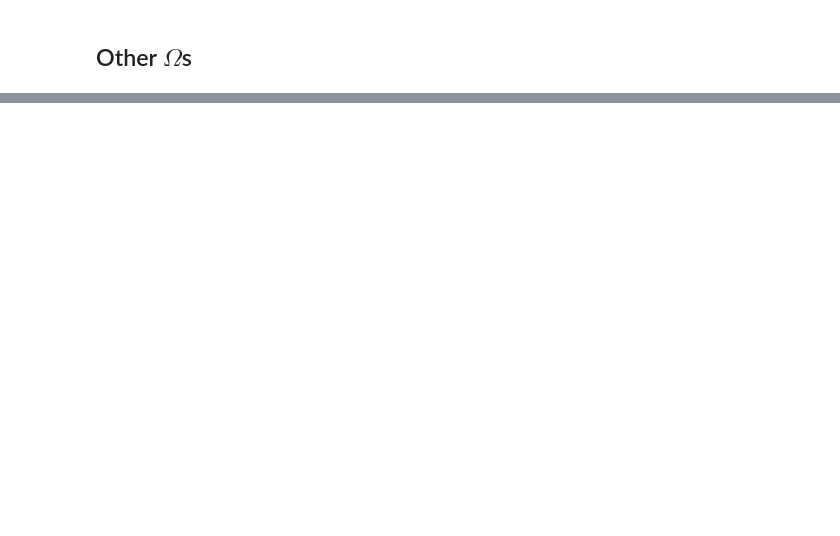
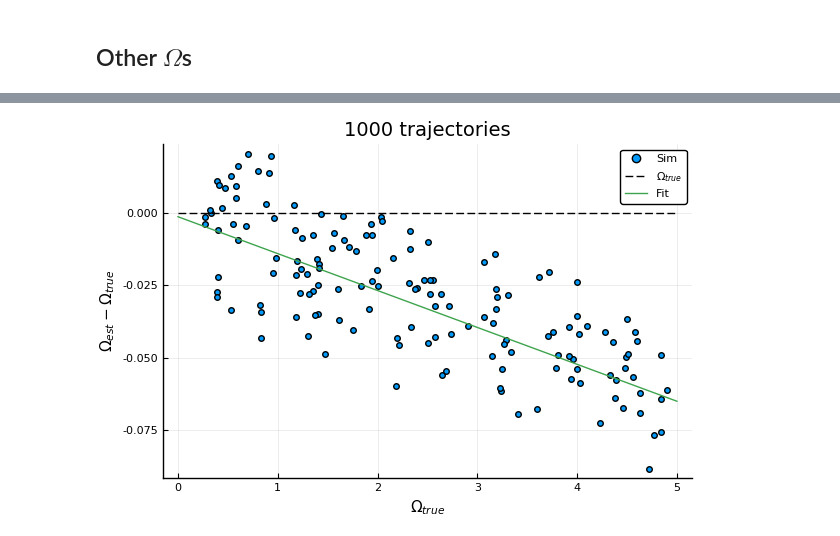
Before and after one commit to matteoacrossi/ContinuousMeasurementBayes, a Jupyter notebook: More_dt.ipynb, the cells around one changed output, grey strips where cells are left out. Saved outputs shown, nothing was run; the diff lists cells and outputs as text; code cells hidden in the pictures; blank space fills up the shorter version.

```diff
--- a/More_dt.ipynb
+++ b/More_dt.ipynb
@@ -152,3 +164,0 @@ end
-# %%
-omegas = .25:.25:3
-res = map(o -> vsomega(o, 100, params), omegas)
@@ -208,0 +199,3 @@ plot!(omegas3, (processed3[1] .- omegas3), yerror=processed3[2], linetype=:bar,
+# %%
+omegasR1000 = rand(0.25:0.00001:5, 150)
+@time resR1000 = pmap(o -> vsomega(o, 1000, params), omegasR1000, batch_size=10)
@@ -208,0 +221,13 @@ plot!(omegas3, (processed3[1] .- omegas3), yerror=processed3[2], linetype=:bar,
+# %%
+let res = resR1000, omegas = omegasR1000
+    processed = collect.(collect(zip(res...)))
+    coeff = linreg(omegas, processed[1] - omegas)
+    scatter(omegas, (processed[1] .- omegas), label="Sim")
+    plot!([0,5],[0,0], style=:dash, color=:black, label=L"\Omega_{true}")
+    plot!([0,5], coeff[2] .* [0,5] .- coeff[1], label="Fit")
+    xlabel!(L"\Omega_{true}")
+    ylabel!(L"\Omega_{est}- \Omega_{true}")
+    title!("1000 trajectories")
+end
+# %% [output]
+[figure, added]
```
Also changed, not shown: parts of 25 cells of this notebook, 2 other files.
